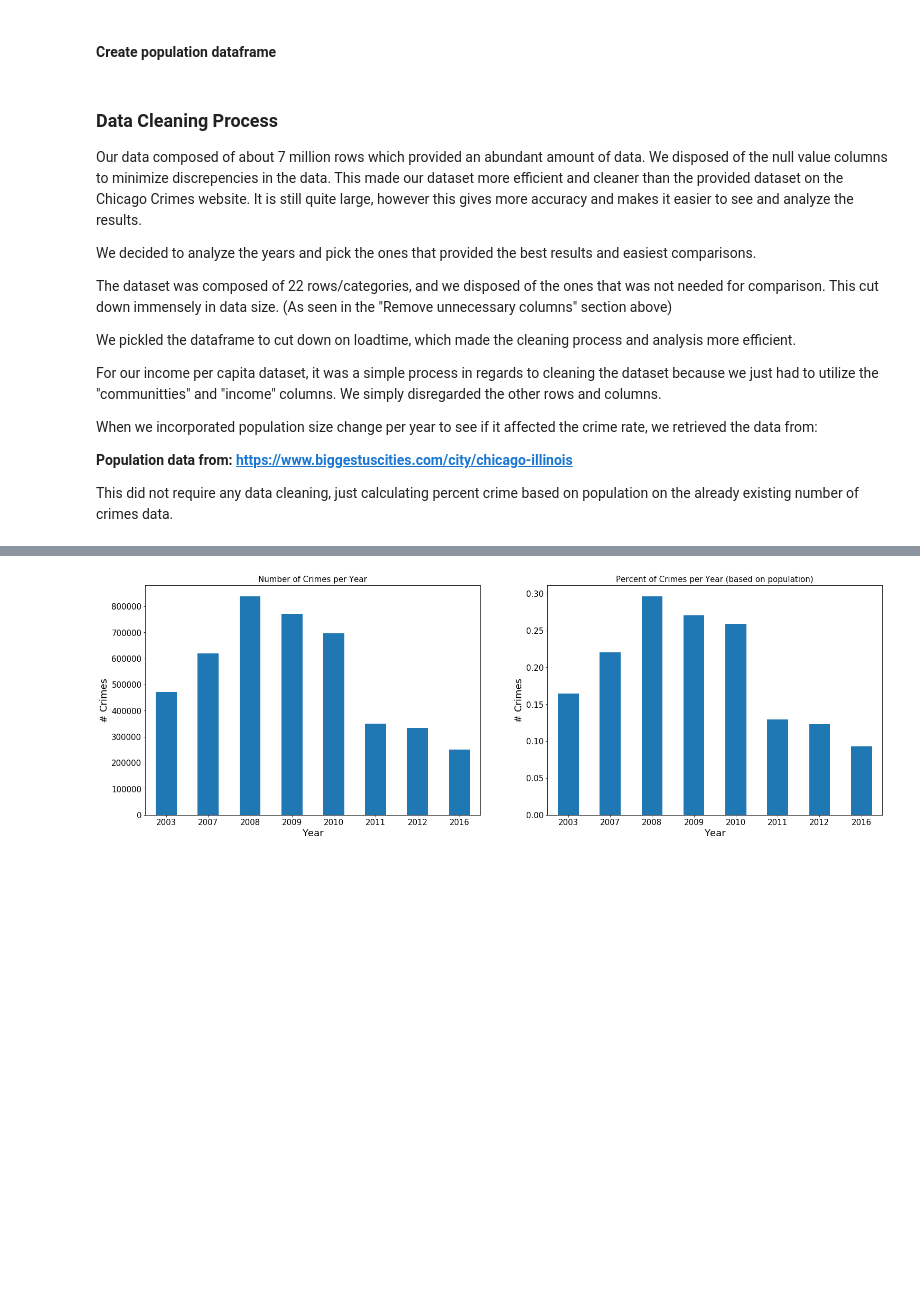
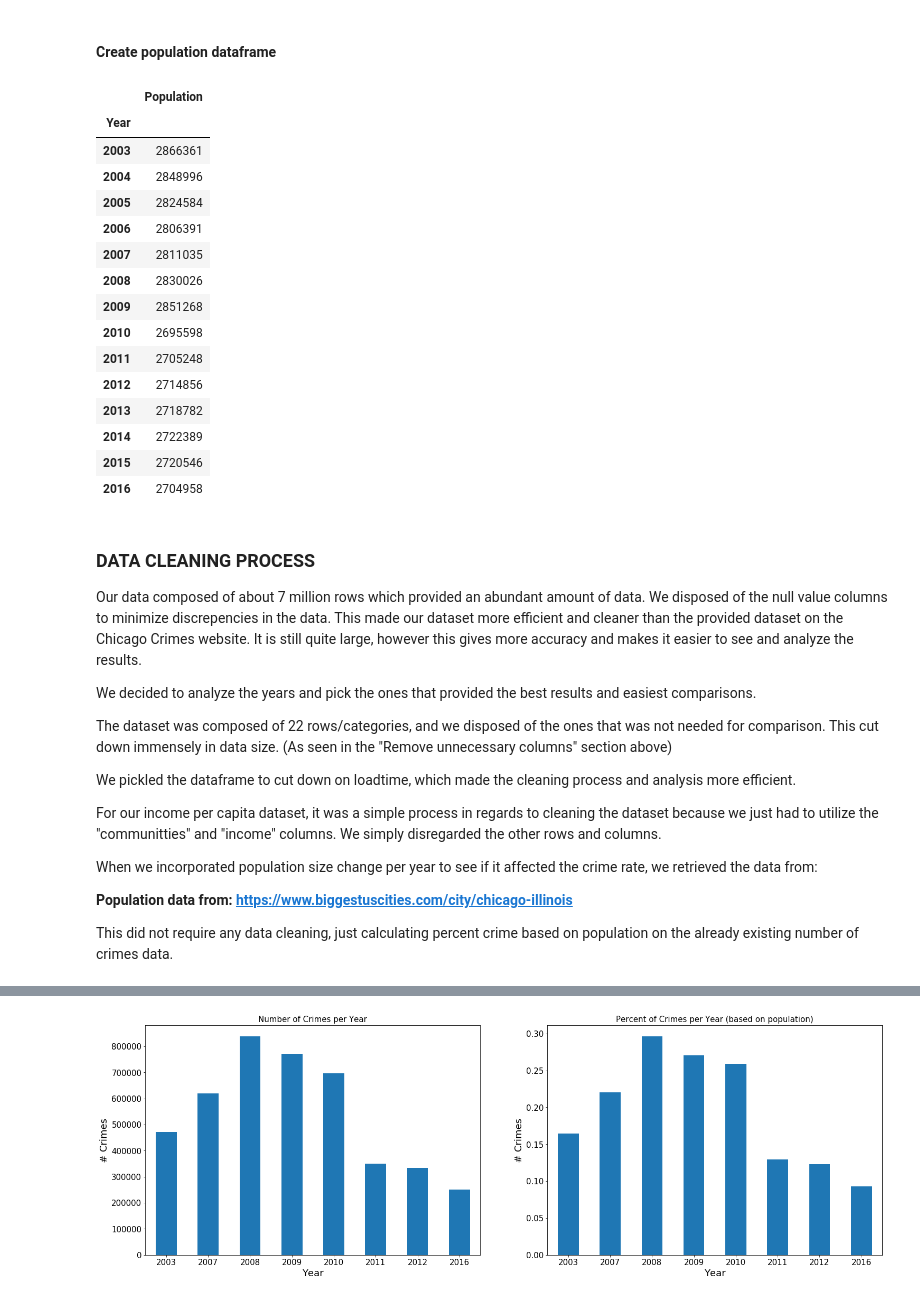
Before and after one commit to nschenone/Crime_Analysis_in_Chicago, a Jupyter notebook: COGS_108_Final_Project.ipynb, the cells around one changed output, grey strips where cells are left out. Drawn from its saved outputs; the diff is of its cells as text; code cells hidden in the pictures; blank space fills up the shorter version.

```diff
--- a/COGS_108_Final_Project.ipynb
+++ b/COGS_108_Final_Project.ipynb
@@ -256,10 +256,28 @@ datasets_all = [df_2003,
 # %%
 year_list = list(map(str, [2003, 2004, 2005, 2006, 2007, 2008, 2009, 2010, 2011, 2012, 2013, 2014, 2015, 2016]))
 pop_list = [2866361, 2848996, 2824584, 2806391, 2811035, 2830026, 2851268, 2695598, 2705248, 2714856, 2718782, 2722389, 2720546, 2704958]
 
 df_pop = pd.DataFrame({'Year': year_list,'Population': pop_list}).set_index('Year')
+df_pop
+# %% [output]
+|  | Population |
+| Year |  |
+| 2003 | 2866361 |
+| 2004 | 2848996 |
+| 2005 | 2824584 |
+| 2006 | 2806391 |
+| 2007 | 2811035 |
+| 2008 | 2830026 |
+| 2009 | 2851268 |
+| 2010 | 2695598 |
+| 2011 | 2705248 |
+| 2012 | 2714856 |
+| 2013 | 2718782 |
+| 2014 | 2722389 |
+| 2015 | 2720546 |
+| 2016 | 2704958 |
 # %% [markdown]
-### Data Cleaning Process
+### DATA CLEANING PROCESS
 Our data composed of about 7 million rows which provided an abundant amount of data. We disposed of the null value columns to minimize discrepencies in the data. This made our dataset more efficient and cleaner than the provided dataset on the Chicago Crimes website. It is still quite large, however this gives more accuracy and makes it easier to see and analyze the results.
 
 We decided to analyze the years and pick the ones that provided the best results and easiest comparisons.
```
Also changed, not shown: parts of 23 cells of this notebook.
